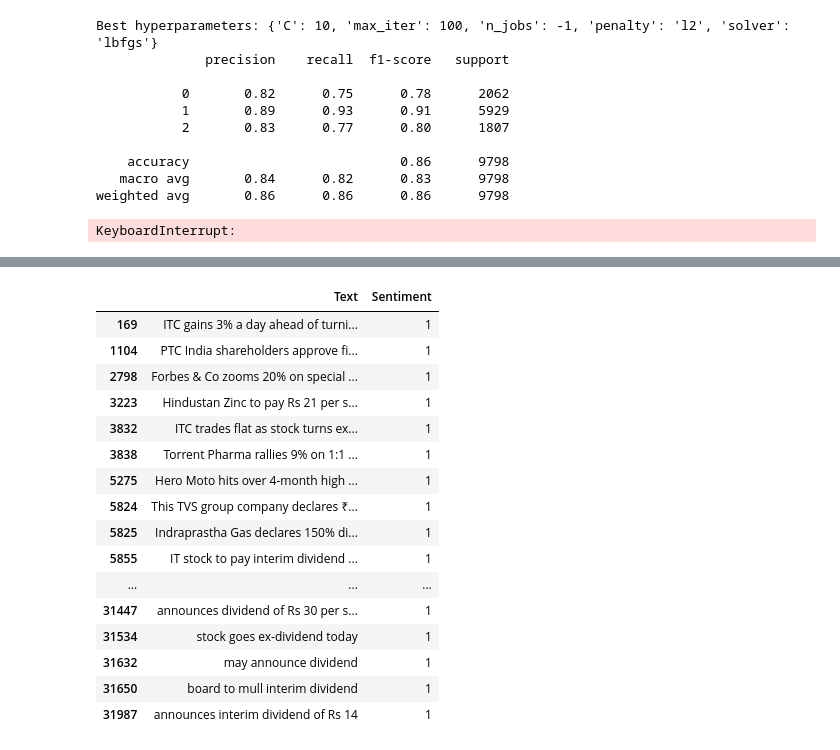
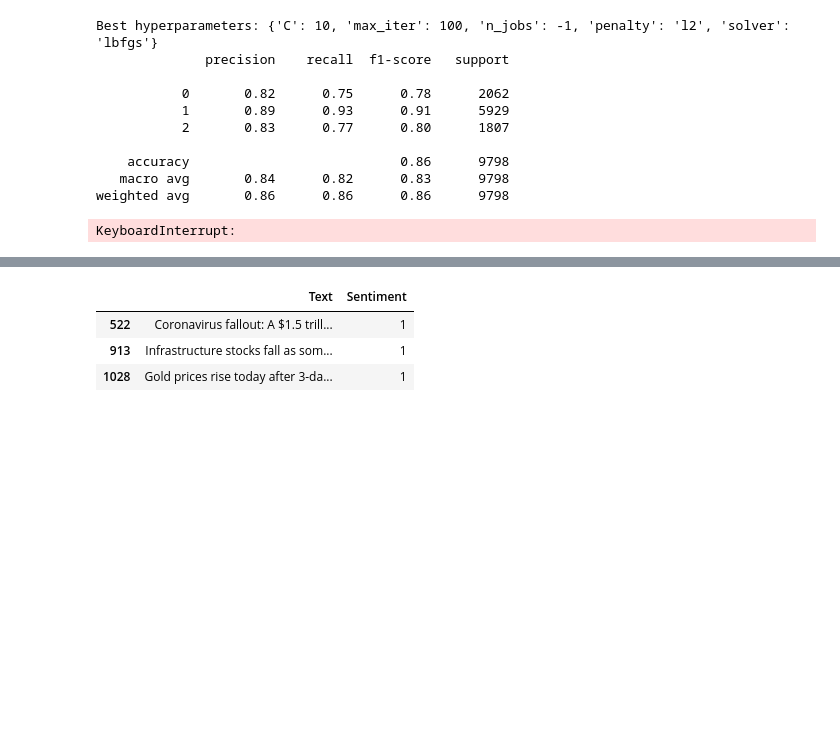
Before and after one commit to KingDEV22/Stock-Analysis, a Jupyter notebook: Stock_data_analysis.ipynb, the cells around one changed output, grey strips where cells are left out. Cells and saved outputs as stored; diff of their text form; code cells hidden in the pictures; blank space fills up the shorter version.

Commit message:
added data

```diff
--- a/Stock_data_analysis.ipynb
+++ b/Stock_data_analysis.ipynb
@@ -408,12 +455,12 @@ memory usage: 743.2+ KB
 # %%
 import pandas as pd
 import numpy as np
-df = pd.read_csv('stock_data.csv')
-df['Text'] = df['Text'].astype(str)
-df.drop_duplicates(subset="Text",
+df33 = pd.read_csv('check.csv')
+df33['Text'] = df33['Text'].astype(str)
+df33.drop_duplicates(subset="Text",
                      keep=False, inplace=True)
-df['Date'] = pd.to_datetime(df['Date'])
-df['Sentiment'] = df['Sentiment'].astype(np.int64)
-print(df.info())
+df33['Date'] = pd.to_datetime(df33['Date'])
+df33['Sentiment'] = df33['Sentiment'].astype(np.int64)
+print(df33.info())
 # %% [output]
 <class 'pandas.core.frame.DataFrame'>
@@ -453,2 +500,2 @@ df.to_csv('stock_data.csv',index=False)
 # %%
-df = df[df['Text'].str.contains(' Wall St ')!=True]
+df33 = df33[df33['Text'].str.contains('Wall Street ')!=True]
@@ -456,0 +502,2 @@ df.loc[df['Text'].str.contains(' dividend') & (df['Text'].str.contains('jump|ris
+# %%
+df33.loc[df33['Text'].str.contains('scam')&(df33['Sentiment']==0), 'Sentiment']= 2
@@ -470,23 +521,10 @@ df.loc[df['Text'].str.contains(' dividend') & (df['Text'].str.contains('jump|ris
 # %%
 #df.iloc[301, df.columns.get_loc('Sentiment')] = 1
-df.at[5855, 'Sentiment'] = 0
+df33.at[913, 'Sentiment'] = 2
 # %%
-df[df['Text'].str.contains('dividend') & (df['Sentiment']==1)][['Text','Sentiment']]
+df33[df33['Text'].str.contains(' fall')&  (df33['Sentiment']==1)][['Text','Sentiment']]
 # %% [output]
 |  | Text | Sentiment |
-| 169 | ITC gains 3% a day ahead of turni... | 1 |
-| 1104 | PTC India shareholders approve fi... | 1 |
-| 2798 | Forbes & Co zooms 20% on special ... | 1 |
-| 3223 | Hindustan Zinc to pay Rs 21 per s... | 1 |
-| 3832 | ITC trades flat as stock turns ex... | 1 |
-| 3838 | Torrent Pharma rallies 9% on 1:1 ... | 1 |
-| 5275 | Hero Moto hits over 4-month high ... | 1 |
-| 5824 | This TVS group company declares ₹... | 1 |
-| 5825 | Indraprastha Gas declares 150% di... | 1 |
-| 5855 | IT stock to pay interim dividend ... | 1 |
-| ... | ... | ... |
-| 31447 | announces dividend of Rs 30 per s... | 1 |
-| 31534 | stock goes ex-dividend today | 1 |
-| 31632 | may announce dividend | 1 |
-| 31650 | board to mull interim dividend | 1 |
-| 31987 | announces interim dividend of Rs 14 | 1 |
+| 522 | Coronavirus fallout: A $1.5 trill... | 1 |
+| 913 | Infrastructure stocks fall as som... | 1 |
+| 1028 | Gold prices rise today after 3-da... | 1 |
```
Also changed, not shown: parts of 19 cells of this notebook, 6 other files.
